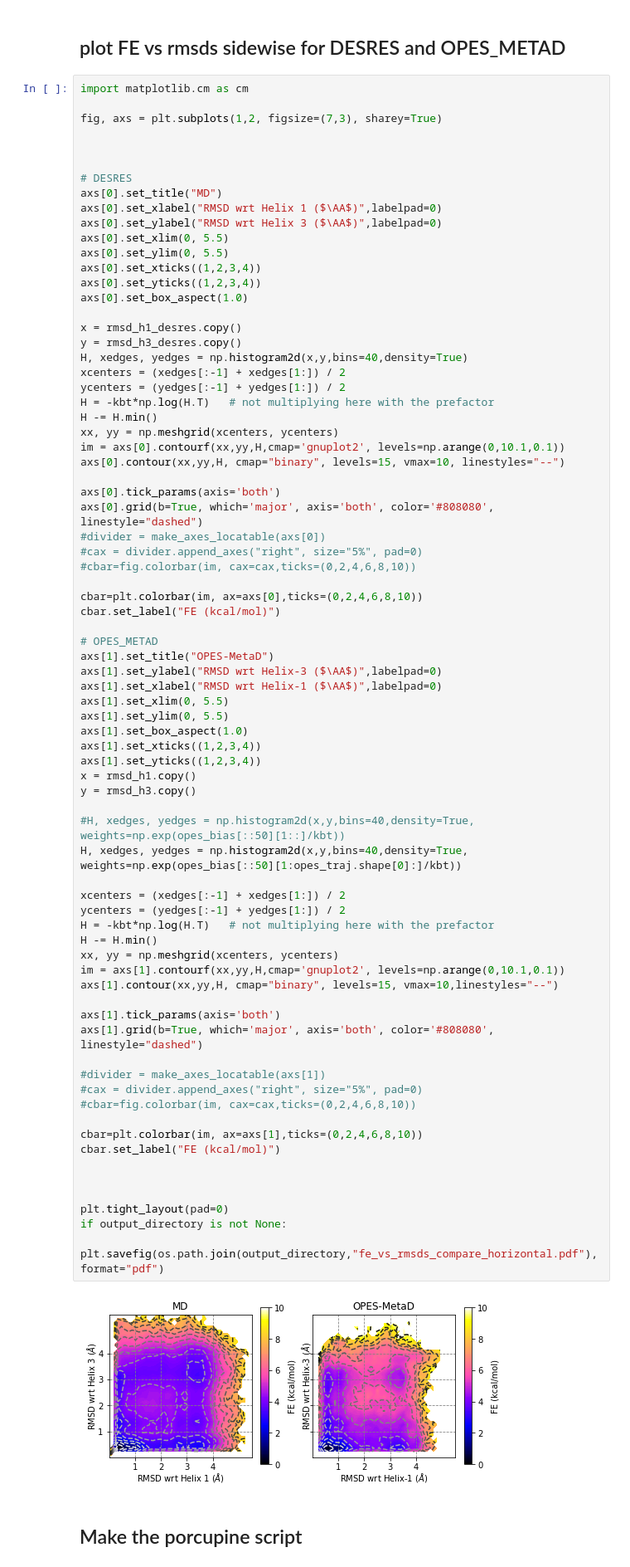
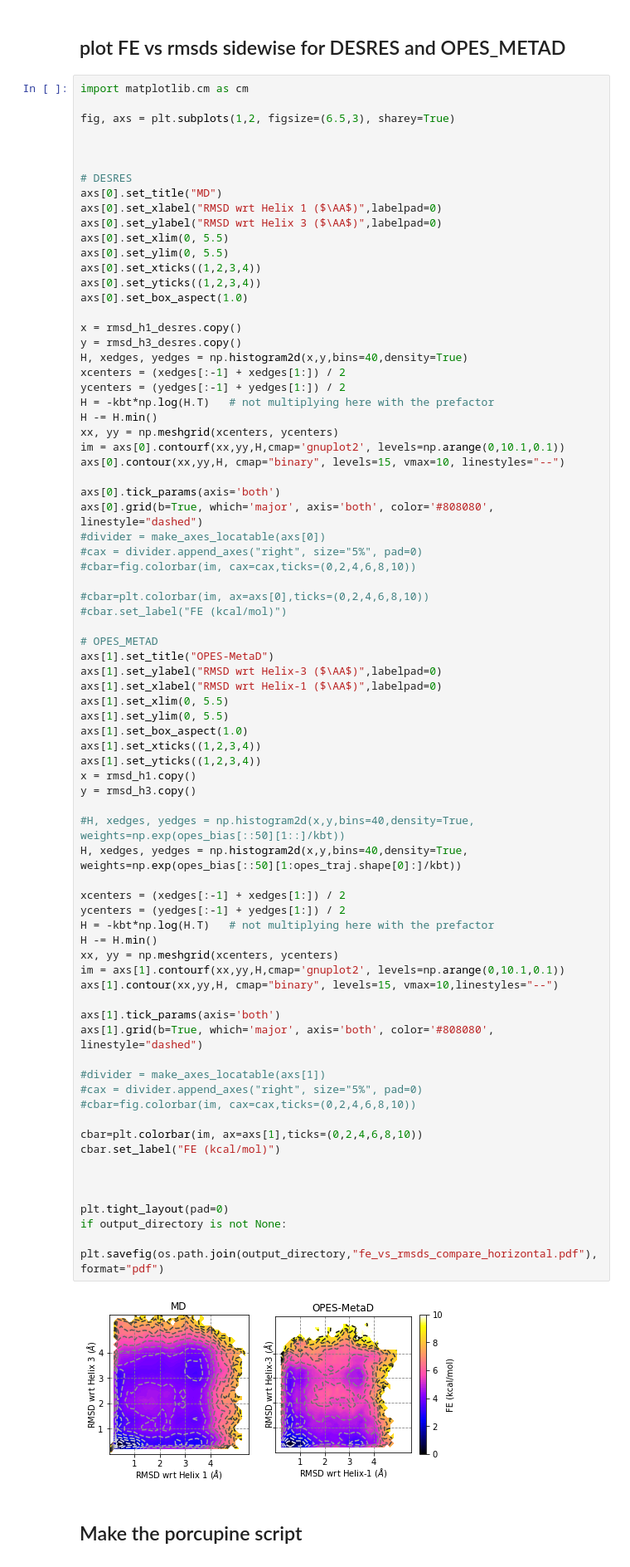
Before and after one commit to SasmalSubarna/posLDA_paper_2023, a Jupyter notebook: HP35/notebooks/figures_for_paper_updated_3.ipynb, the cells around one changed output. Shown at 83% size. Cells and saved outputs as stored; diff of their text form.

```diff
--- a/HP35/notebooks/figures_for_paper_updated_3.ipynb
+++ b/HP35/notebooks/figures_for_paper_updated_3.ipynb
@@ -1293,7 +1304,7 @@ cbar.set_label("FE (kcal/mol)", fontsize=16)
 # %%
 import matplotlib.cm as cm
 
-fig, axs = plt.subplots(1,2, figsize=(7,3), sharey=True)
+fig, axs = plt.subplots(1,2, figsize=(6.5,3), sharey=True)
 
 
 
@@ -1324,8 +1335,8 @@ axs[0].grid(b=True, which='major', axis='both', color='#808080', linestyle="dash
 #cax = divider.append_axes("right", size="5%", pad=0)
 #cbar=fig.colorbar(im, cax=cax,ticks=(0,2,4,6,8,10))
 
-cbar=plt.colorbar(im, ax=axs[0],ticks=(0,2,4,6,8,10))
-cbar.set_label("FE (kcal/mol)")
+#cbar=plt.colorbar(im, ax=axs[0],ticks=(0,2,4,6,8,10))
+#cbar.set_label("FE (kcal/mol)")
 
 # OPES_METAD
 axs[1].set_title("OPES-MetaD")
@@ -1339,34 +1350,34 @@ axs[1].set_yticks((1,2,3,4))
 x = rmsd_h1.copy()
 y = rmsd_h3.copy()
 
 #H, xedges, yedges = np.histogram2d(x,y,bins=40,density=True, weights=np.exp(opes_bias[::50][1::]/kbt))
 H, xedges, yedges = np.histogram2d(x,y,bins=40,density=True, weights=np.exp(opes_bias[::50][1:opes_traj.shape[0]:]/kbt))
 
 xcenters = (xedges[:-1] + xedges[1:]) / 2
 ycenters = (yedges[:-1] + yedges[1:]) / 2
 H = -kbt*np.log(H.T)   # not multiplying here with the prefactor
 H -= H.min()
 xx, yy = np.meshgrid(xcenters, ycenters)
 im = axs[1].contourf(xx,yy,H,cmap='gnuplot2', levels=np.arange(0,10.1,0.1))
 axs[1].contour(xx,yy,H, cmap="binary", levels=15, vmax=10,linestyles="--")
 
 axs[1].tick_params(axis='both')
 axs[1].grid(b=True, which='major', axis='both', color='#808080', linestyle="dashed")
 
 #divider = make_axes_locatable(axs[1])
 #cax = divider.append_axes("right", size="5%", pad=0)
 #cbar=fig.colorbar(im, cax=cax,ticks=(0,2,4,6,8,10))
 
 cbar=plt.colorbar(im, ax=axs[1],ticks=(0,2,4,6,8,10))
 cbar.set_label("FE (kcal/mol)")
 
 
 
 plt.tight_layout(pad=0)
 if output_directory is not None:
     plt.savefig(os.path.join(output_directory,"fe_vs_rmsds_compare_horizontal.pdf"), format="pdf")
 # %% [output]
-[figure, old version]
+[figure, new version]
 # %% [markdown]
 ## Make the porcupine script
 # %% [raw]
```
Also changed, not shown: parts of 3 cells of this notebook.
